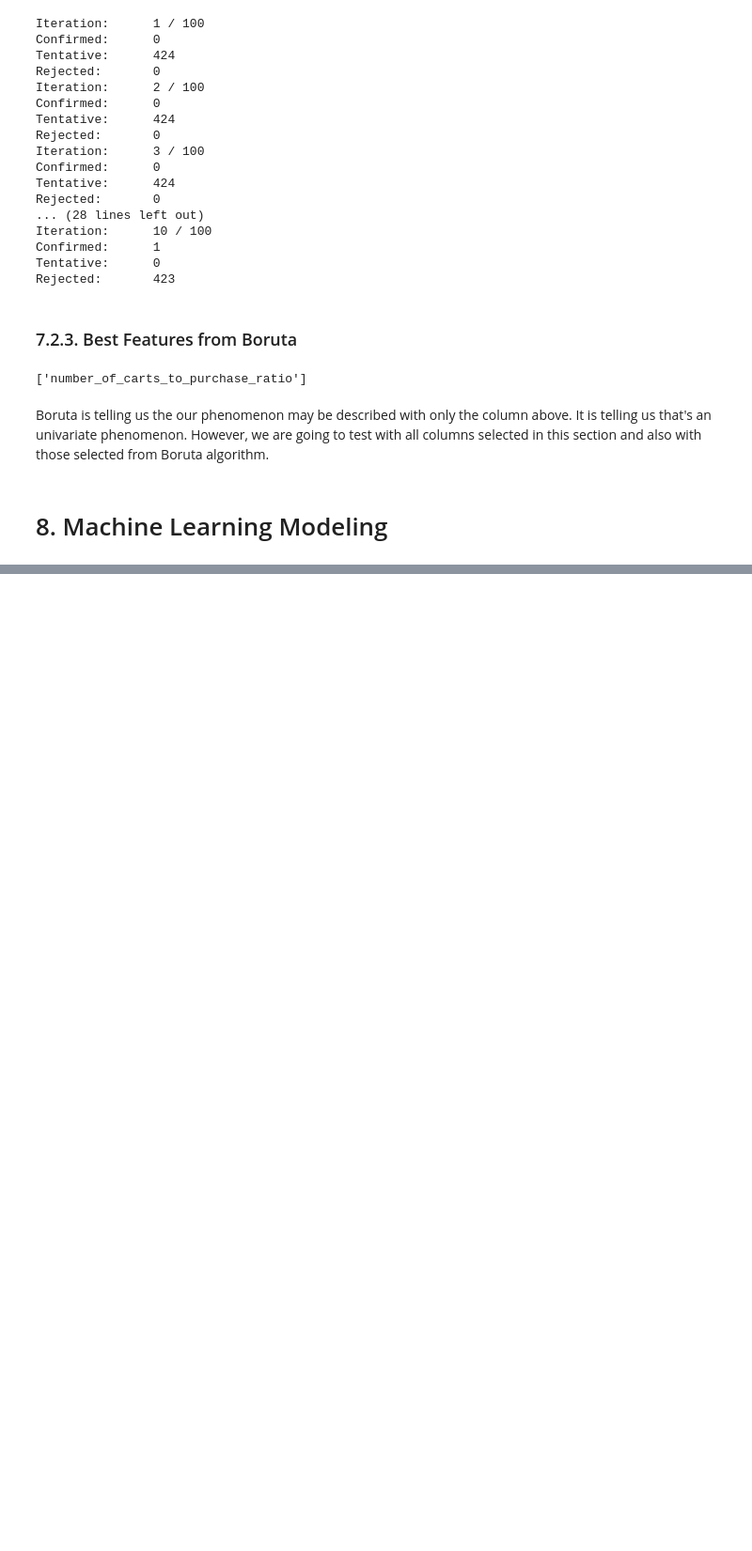
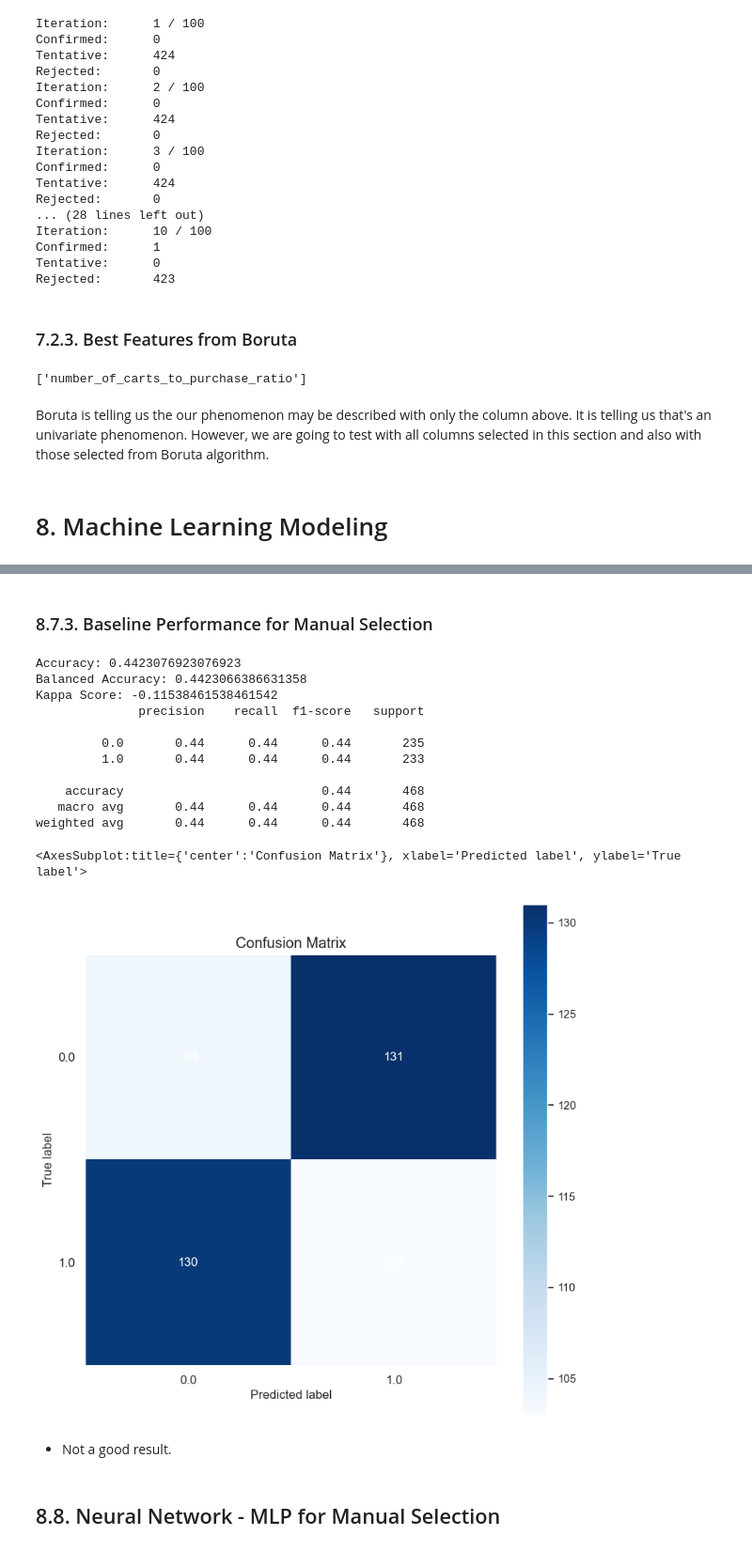
Before and after one commit to lucasquemelli/customer_propensity_purchase, a Jupyter notebook: customer_propensity_purchase.ipynb, the cells around one changed output, grey strips where cells are left out. Shown at 94% size. Drawn from its saved outputs; the diff is of its cells as text; code cells hidden in the pictures; blank space fills up the shorter version.

```diff
--- a/customer_propensity_purchase.ipynb
+++ b/customer_propensity_purchase.ipynb
@@ -2682,0 +3179,6 @@ Boruta is telling us the our phenomenon may be described with only the column ab
+# %%
+X = df82.drop('target', axis=1)
+y = df82['target'].copy()
+# %%
+# Split dataset into training and test
+X_train, X_test, y_train, y_test = ms.train_test_split(X, y, test_size=0.2, random_state=32)
@@ -2682,0 +3192,15 @@ Boruta is telling us the our phenomenon may be described with only the column ab
+# %%
+# population is the response variable - it is in the alphabetic order for the classes
+target_list = df82['target'].drop_duplicates().sort_values().tolist()
+
+# number of samples generated randomly is the number of predictions we want = y_test.shape[0]
+k_num = y_test.shape[0]
+
+# number of classes - it is in the alphabetic order fot the classes
+target_weights = df82['target'].value_counts( normalize=True ).sort_index().tolist()
+
+# predictions
+yhat_random = random.choices( population=target_list,
+                              weights=target_weights,
+                              k=k_num )
+len(yhat_random)
@@ -2682,0 +3293,38 @@ Boruta is telling us the our phenomenon may be described with only the column ab
+# %% [markdown]
+### 8.7.3. Baseline Performance for Manual Selection
+# %%
+# Accuracy
+acc_random = m.accuracy_score(y_test, yhat_random)
+print('Accuracy: {}'.format(acc_random))
+
+# Balanced Accuray
+balanced_acc_random = m.balanced_accuracy_score(y_test, yhat_random)
+print('Balanced Accuracy: {}'.format(balanced_acc_random))
+
+# Kappa Metrics
+kappa_random = m.cohen_kappa_score(y_test, yhat_random)
+print('Kappa Score: {}'.format(kappa_random))
+
+# Classification report
+print(m.classification_report(y_test, yhat_random))
+
+# Confusion Matrix
+mt.plot_confusion_matrix(y_test, yhat_random, normalize=False, figsize=(9,9))
+# %% [output]
+Accuracy: 0.4423076923076923
+Balanced Accuracy: 0.4423066386631358
+Kappa Score: -0.11538461538461542
+              precision    recall  f1-score   support
+
+         0.0       0.44      0.44      0.44       235
+         1.0       0.44      0.44      0.44       233
+
+    accuracy                           0.44       468
+   macro avg       0.44      0.44      0.44       468
+weighted avg       0.44      0.44      0.44       468
+<AxesSubplot:title={'center':'Confusion Matrix'}, xlabel='Predicted label', ylabel='True label'>
+[figure, added]
+# %% [markdown]
+- Not a good result.
+# %% [markdown]
+## 8.8. Neural Network - MLP for Manual Selection
```
Also changed, not shown: parts of 82 cells of this notebook.
